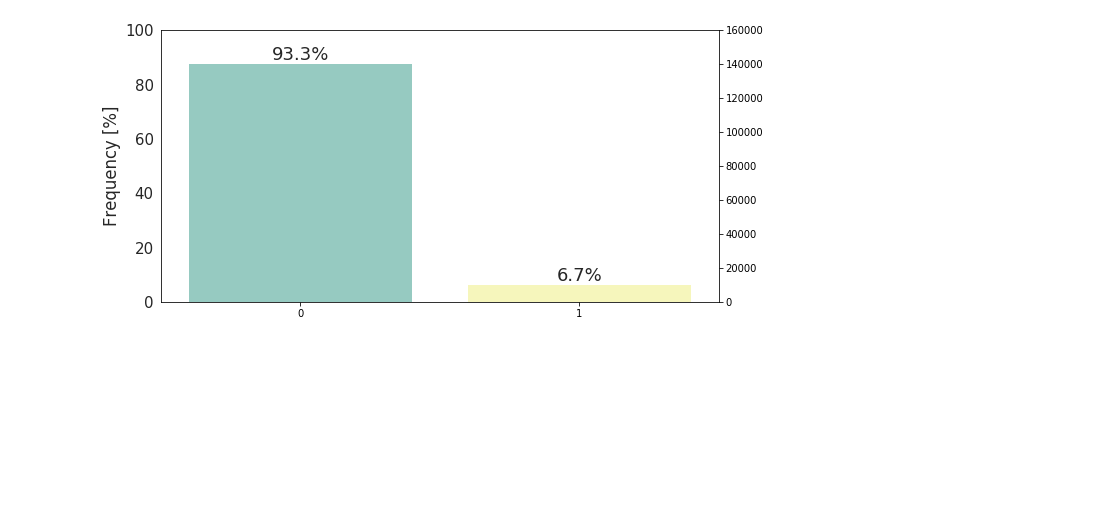
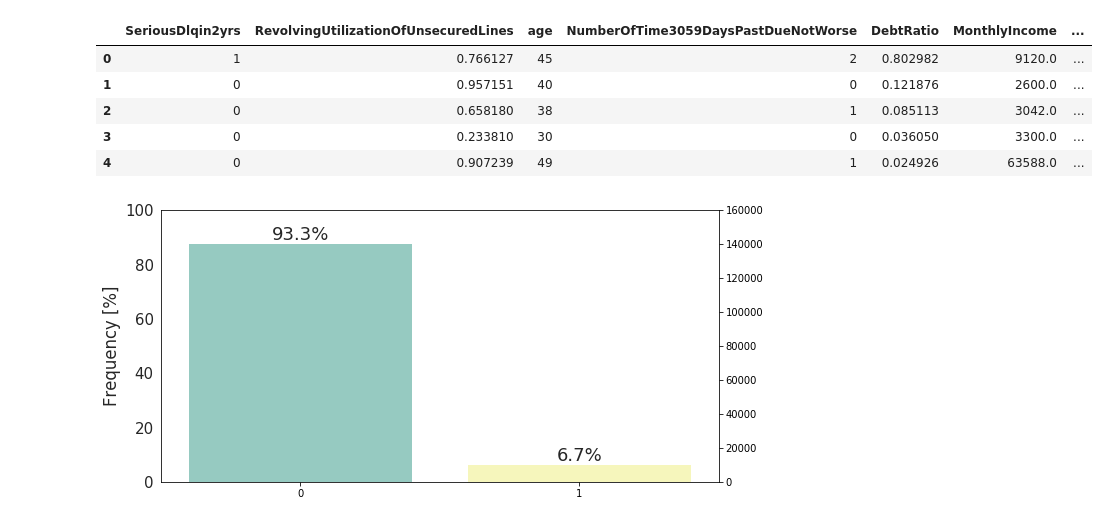
Before and after one commit to tap222/SMART_CUBE, a Jupyter notebook: Outlier_detection_treatment.ipynb, the cells around one changed output. Drawn from its saved outputs; the diff is of its cells as text; code cells hidden in the pictures; blank space fills up the shorter version.

```diff
--- a/Outlier_detection_treatment.ipynb
+++ b/Outlier_detection_treatment.ipynb
@@ -8,7 +8,16 @@ import matplotlib.pyplot as plt
 import os
 os.chdir('/home/tapas/')
 # %%
-data = pd.read_csv('cs-training.csv').drop('Unnamed: 0', axis = 1)
+data = pd.read_csv('cs-trainig-missing-filled.csv').drop('Unnamed: 0', axis = 1)
+# %%
+data.head(5)
+# %% [output]
+|  | SeriousDlqin2yrs | RevolvingUtilizationOfUnsecuredLines | age | NumberOfTime3059DaysPastDueNotWorse | DebtRatio | MonthlyIncome | ... |
+| 0 | 1 | 0.766127 | 45 | 2 | 0.802982 | 9120.0 | ... |
+| 1 | 0 | 0.957151 | 40 | 0 | 0.121876 | 2600.0 | ... |
+| 2 | 0 | 0.658180 | 38 | 1 | 0.085113 | 3042.0 | ... |
+| 3 | 0 | 0.233810 | 30 | 0 | 0.036050 | 3300.0 | ... |
+| 4 | 0 | 0.907239 | 49 | 1 | 0.024926 | 63588.0 | ... |
 # %%
 cleanCol = []
 for i in range(len(data.columns)):
```
Also changed, not shown: parts of 22 cells of this notebook.
